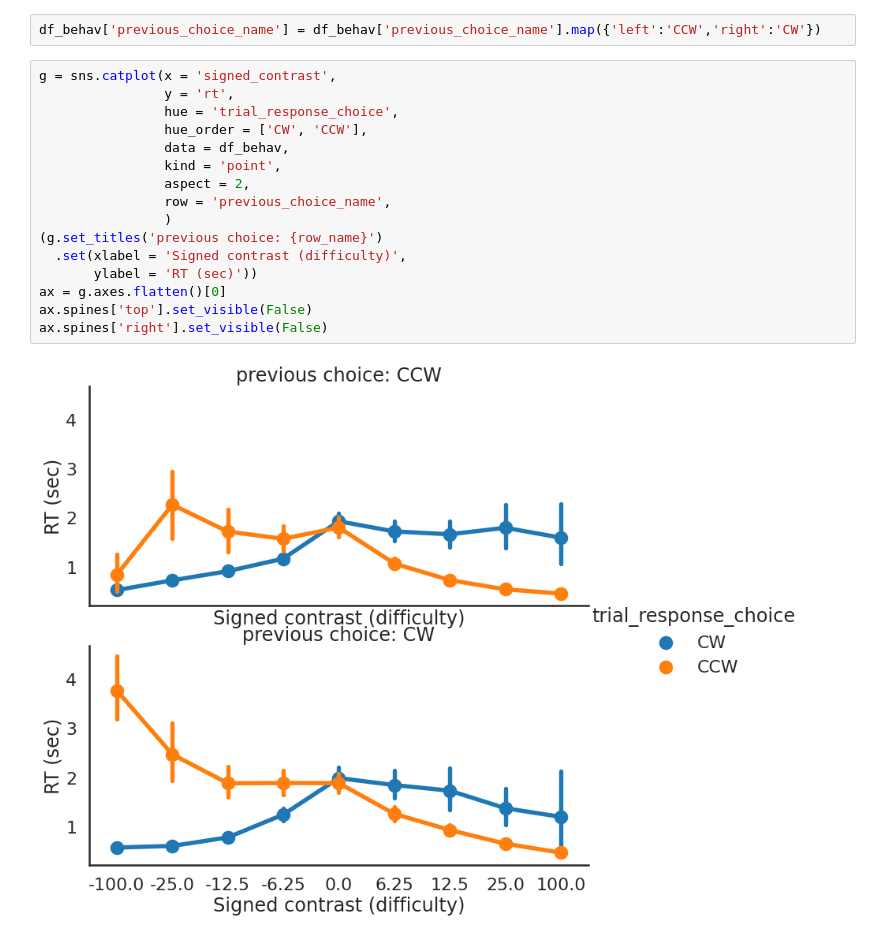
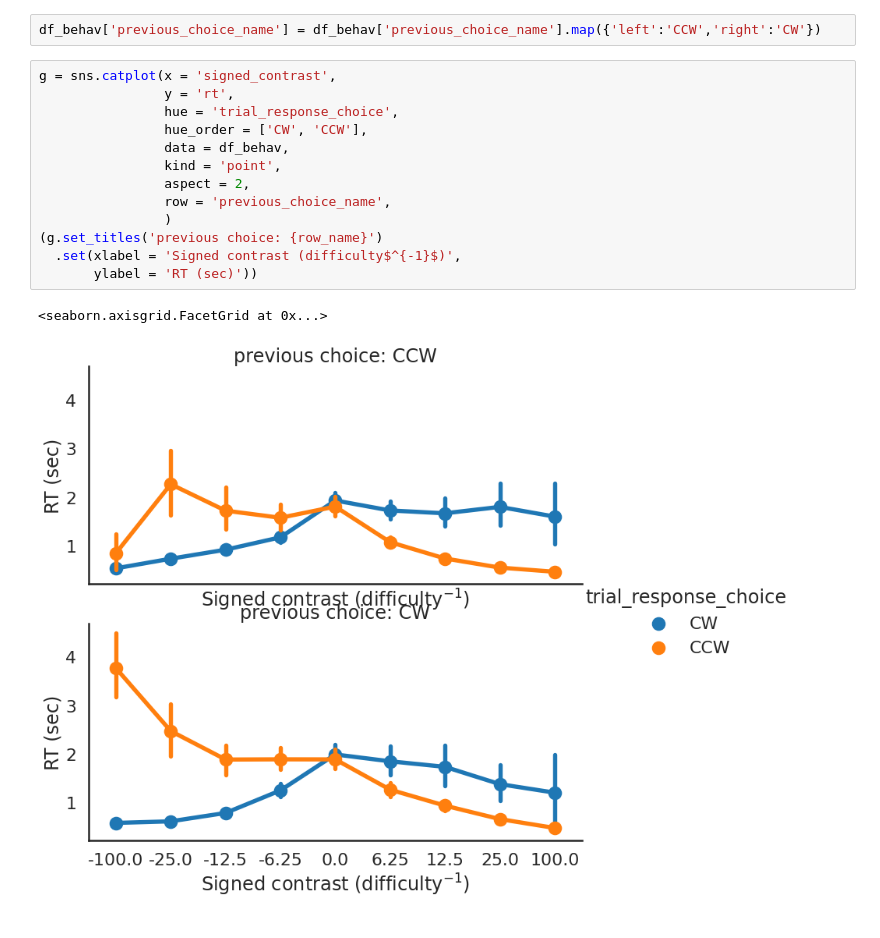
Before and after one commit to nmningmei/NMA-2021-behavioral-IBL, a Jupyter notebook: plot.ipynb, the cells around one changed output. Cells and saved outputs as stored; diff of their text form.

```diff
--- a/plot.ipynb
+++ b/plot.ipynb
@@ -186,18 +183,16 @@ df_behav['previous_choice_name'] = df_behav['previous_choice_name'].map({'left':
 # %%
 g = sns.catplot(x = 'signed_contrast',
                 y = 'rt',
                 hue = 'trial_response_choice',
                 hue_order = ['CW', 'CCW'],
                 data = df_behav,
                 kind = 'point',
                 aspect = 2,
                 row = 'previous_choice_name',
                 )
 (g.set_titles('previous choice: {row_name}')
-  .set(xlabel = 'Signed contrast (difficulty)',
+  .set(xlabel = 'Signed contrast (difficulty$^{-1}$)',
        ylabel = 'RT (sec)'))
-ax = g.axes.flatten()[0]
-ax.spines['top'].set_visible(False)
-ax.spines['right'].set_visible(False)
 # %% [output]
+<seaborn.axisgrid.FacetGrid at 0x...>
-[figure, old version]
+[figure, new version]
```
Also changed, not shown: parts of 2 cells of this notebook.
